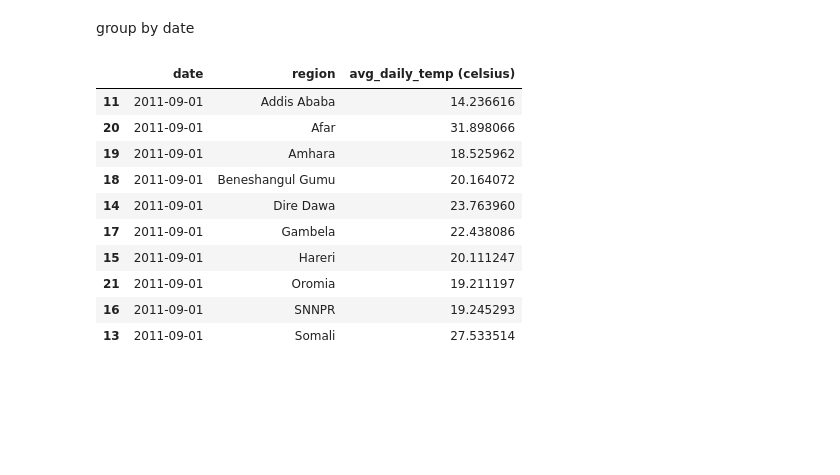
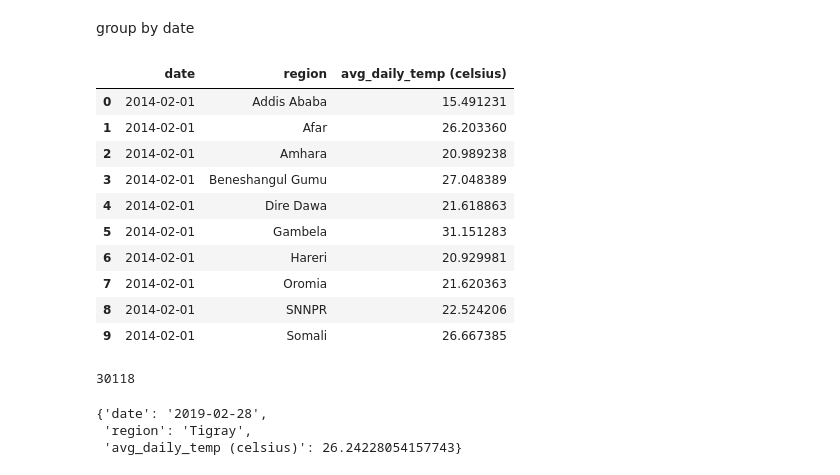
Before and after one commit to mintproject/MINT-Transformation, a Jupyter notebook: examples/daily_average_temperature.ipynb, the cells around one changed output. Cells and saved outputs as stored; diff of their text form; code cells hidden in the pictures; blank space fills up the shorter version.

```diff
--- a/examples/daily_average_temperature.ipynb
+++ b/examples/daily_average_temperature.ipynb
@@ -256,5 +262,5 @@ def create_shapefile(sm, dname):
   return shape_files
 # %%
 region_dataset = read_datasets(region, None, None)
-shape_files = create_shapefile(region_dataset, 'debug/regions')
+shape_files = create_shapefile(region_dataset, 'debug/regions-random', True)
 # %% [output]
@@ -264,17 +281,23 @@ shape_files = create_shapefile(region_dataset, 'debug/regions')
 # %% [markdown]
 select datasets to crop
 # %%
-date_pattern = "201109*.nc4"
+date_pattern = "201404"
 temp_dataset = read_local_datasets(HOME_DIR + "/examples/d3m/gldas.crop.yml",
-                                   HOME_DIR + f"/data/gldas/{variable}/{date_pattern}")
+                                   HOME_DIR + f"/data/gldas/{variable}/{date_pattern}*.nc4")
 # %%
 temp_data = []
 
 for raster in tqdm(dataset2raster(temp_dataset, variable)):
   for shape_file in shape_files:
-    sr = raster.crop(vector_file=shape_file['file'],
-                      resampling_algo=ReSample.BILINEAR,
-                      touch_cutline=True)
+    try:
+      sr = raster.crop(vector_file=shape_file['file'],
+                        resampling_algo=ReSample.BILINEAR,
+                        touch_cutline=True)
+    except:
+      raster.to_geotiff(HOME_DIR + f"/data/debug/full.tif")
+      print(shape_file['file'])
+#       sr.to_geotiff(HOME_DIR + f"/data/debug/.tif")
+      raise
     temp_data.append({
       "data": sr.data,
       "nodata": sr.nodata,
@@ -318,19 +341,20 @@ for (date, region), meshs in groups.items():
   avg_daily_temp = np.average(avg_daily_temp_mesh) - 273.15
 
   rows.append({"date": date, "region": region, "avg_daily_temp (celsius)": avg_daily_temp})
+# %%
+rows.sort(key=lambda x: (x['date'], x['region']))
 # %%
 df = pd.DataFrame(rows)
-df = df.sort_values(['date', 'region'])
 df.head(10)
 # %% [output]
 |  | date | region | avg_daily_temp (celsius) |
-| 11 | 2011-09-01 | Addis Ababa | 14.236616 |
-| 20 | 2011-09-01 | Afar | 31.898066 |
-| 19 | 2011-09-01 | Amhara | 18.525962 |
-| 18 | 2011-09-01 | Beneshangul Gumu | 20.164072 |
-| 14 | 2011-09-01 | Dire Dawa | 23.763960 |
-| 17 | 2011-09-01 | Gambela | 22.438086 |
-| 15 | 2011-09-01 | Hareri | 20.111247 |
-| 21 | 2011-09-01 | Oromia | 19.211197 |
-| 16 | 2011-09-01 | SNNPR | 19.245293 |
-| 13 | 2011-09-01 | Somali | 27.533514 |
+| 0 | 2014-02-01 | Addis Ababa | 15.491231 |
+| 1 | 2014-02-01 | Afar | 26.203360 |
+| 2 | 2014-02-01 | Amhara | 20.989238 |
+| 3 | 2014-02-01 | Beneshangul Gumu | 27.048389 |
+| 4 | 2014-02-01 | Dire Dawa | 21.618863 |
+| 5 | 2014-02-01 | Gambela | 31.151283 |
+| 6 | 2014-02-01 | Hareri | 20.929981 |
+| 7 | 2014-02-01 | Oromia | 21.620363 |
+| 8 | 2014-02-01 | SNNPR | 22.524206 |
+| 9 | 2014-02-01 | Somali | 26.667385 |
@@ -336,0 +363,10 @@ df.head(10)
+# %%
+rows = []
+for file in sorted(glob.glob(HOME_DIR + "/data/outputs/*.csv")):
+#   print(file)
+  df = pd.read_csv(file, names=['date', 'region', 'avg_daily_temp (celsius)'], header=0)
+  rows += df.to_dict('records')
+
+len(rows)
+# %% [output]
+30118
@@ -336,0 +378,6 @@ df.head(10)
+# %%
+rows[-1]
+# %% [output]
+{'date': '2019-02-28',
+ 'region': 'Tigray',
+ 'avg_daily_temp (celsius)': 26.24228054157743}
```
Also changed, not shown: parts of 9 cells of this notebook, 1 other file.
